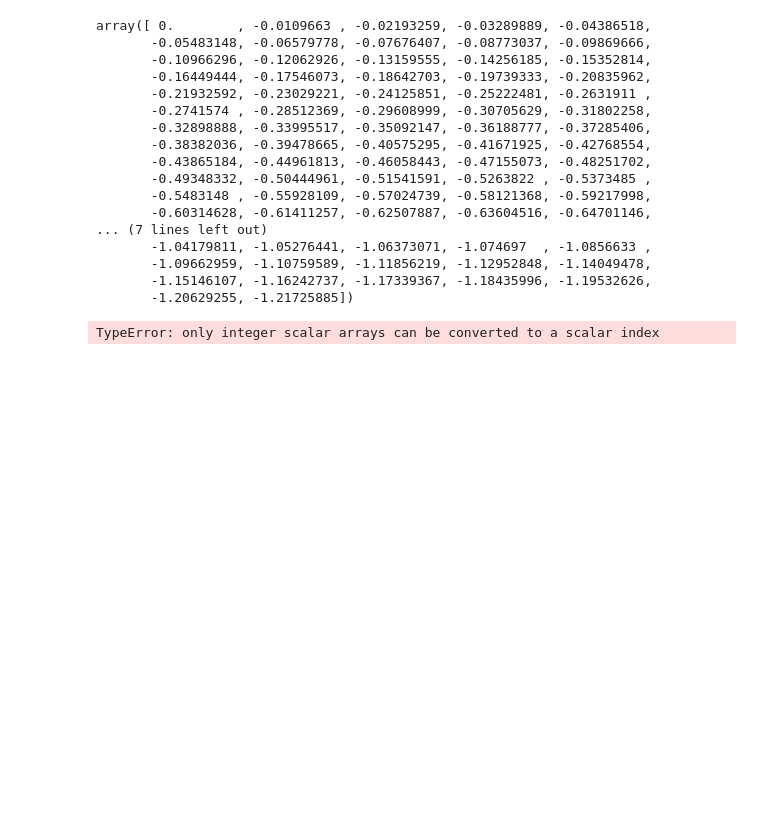
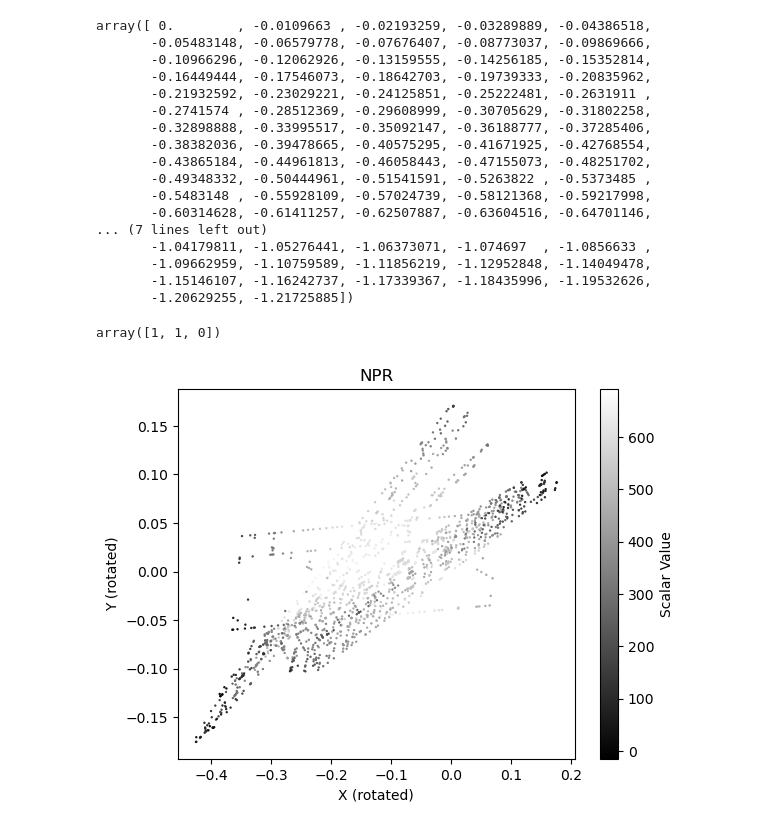
Before and after one commit to aseresti/CABG, a Jupyter notebook: CABG/SimVascularTools/NonplanarReconstruction.ipynb, the cells around one changed output. Drawn from its saved outputs; the diff is of its cells as text; code cells hidden in the pictures; blank space fills up the shorter version.

```diff
--- a/CABG/SimVascularTools/NonplanarReconstruction.ipynb
+++ b/CABG/SimVascularTools/NonplanarReconstruction.ipynb
@@ -135,7 +135,7 @@ def Rotate(slice, normal, direction, ArrayName, centre, new_centre):
     rotation2, _ = R.align_vectors([[0, 0, -1]], [direction])
 
     centre = np.array(centre)
-    new_centre = np.array(new_centre)
+    new_centre = np.array([0, 0, new_centre])
     new_point_x = []
     new_point_y = []
     new_point_z = []
@@ -171,24 +171,28 @@ for i in range(1, 20, step):
     append_filter_npr3d.AddInputData(npr3d_)
 
     x_, y_, z_, scalar_ = Rotate(npr3d_, binormal[i], direction_points[i], "Scalars_", path_points[i], New_Centreline[i])
-    new_point_x = np.concatenate(x_, new_point_x)
-    new_point_y = np.concatenate(y_, new_point_y)
-    new_point_z = np.concatenate(z_, new_point_z)
-    Scalars = np.concatenate(scalar_, Scalars)
+    new_point_x = np.concatenate([x_, new_point_x])
+    new_point_y = np.concatenate([y_, new_point_y])
+    new_point_z = np.concatenate([z_, new_point_z])
+    Scalars = np.concatenate([scalar_, Scalars])
 
 append_filter_npr3d.Update()
 NPR3D = append_filter_npr3d.GetOutput()
 
 opath = os.path.join(InputFolder, "NPR3D.vtp")
 WriteVTPFile(opath, NPR3D)
-# %% [output]
-TypeError: only integer scalar arrays can be converted to a scalar index
+# %%
+np.array([0,1,0])+np.array([1,0,0])
+# %% [output]
+array([1, 1, 0])
 # %%
-plt.figure(figsize=(6, 6))
-sc = plt.scatter(new_point_x, new_point_z, c=Scalars, cmap='gray', s=10)
+plt.figure()
+sc = plt.scatter(new_point_z, new_point_x, c=Scalars, cmap='gray', s=0.5)
 plt.colorbar(sc, label='Scalar Value')
-plt.axis('equal')
+#plt.axis('equal')
 plt.xlabel('X (rotated)')
 plt.ylabel('Y (rotated)')
-plt.title('LV Projection in Short-Axis Plane')
+plt.title('NPR')
 plt.show()
+# %% [output]
+[figure, added]
```
